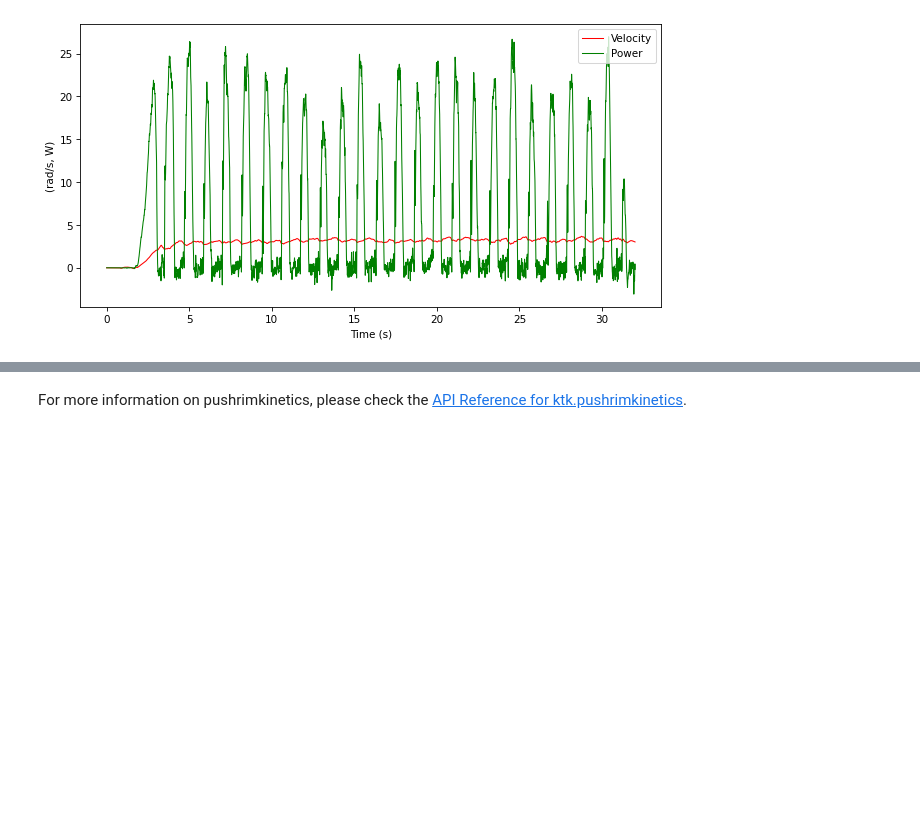
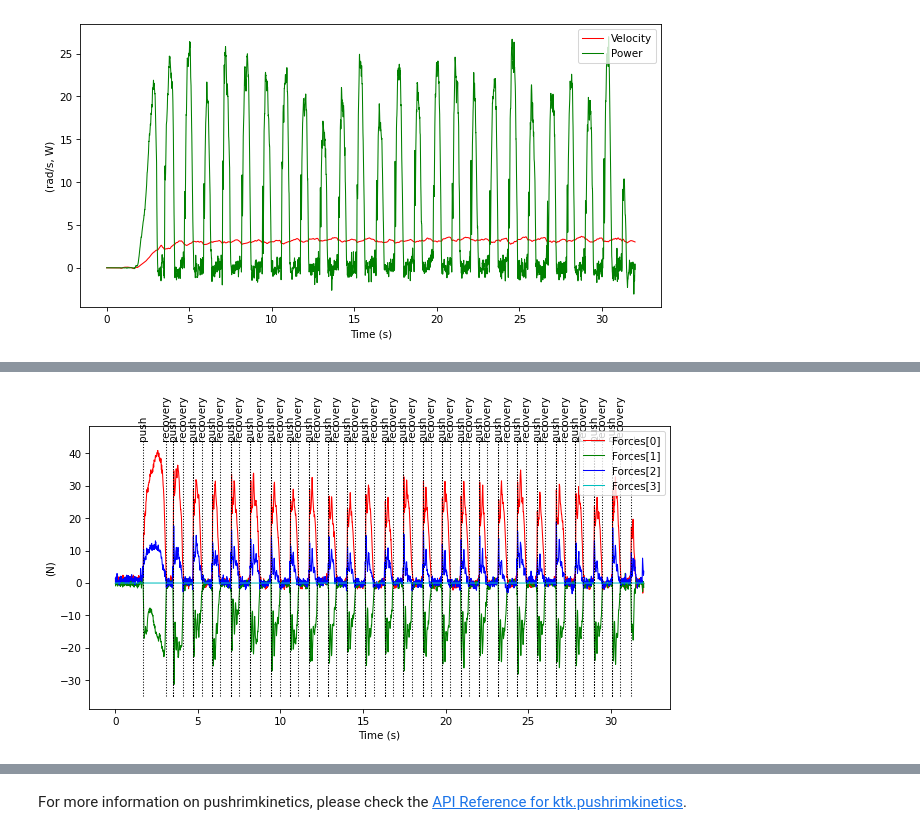
Before and after one commit to kineticstoolkit/kineticstoolkit, a Jupyter notebook: doc/pushrimkinetics.ipynb, the cells around one changed output, grey strips where cells are left out. Saved outputs shown, nothing was run; the diff lists cells and outputs as text; code cells hidden in the pictures; blank space fills up the shorter version.

Commit message:
Work on Finalize the API for pushrimkinetics #19. I think the API is pretty much finalized now.

```diff
--- a/doc/pushrimkinetics.ipynb
+++ b/doc/pushrimkinetics.ipynb
@@ -80,12 +93,12 @@ This automatic method has only be validated for straight-line, level-ground prop
 force appart from gravity is applied on the instrumented wheel. For example:
 # %%
 kinetics = ktk.pushrimkinetics.read_file(
-        'data/pushrimkinetics/sample_swl_overground_propulsion_withrubber.csv')
+        'data/pushrimkinetics/sample_swl_overground_propulsion_withrubber.csv', file_format='smartwheel')
 
 baseline = ktk.pushrimkinetics.read_file(
-        'data/pushrimkinetics/sample_swl_overground_baseline_withrubber.csv')
+        'data/pushrimkinetics/sample_swl_overground_baseline_withrubber.csv', file_format='smartwheel')
 
-kinetics = ktk.pushrimkinetics.remove_sinusoids(kinetics, baseline)
+kinetics = ktk.pushrimkinetics.remove_offsets(kinetics, baseline)
 
 plt.subplot(2, 1, 1)
 kinetics.plot('Forces')
@@ -112,0 +126,11 @@ To make a push-by-push analysis, please consult the tutorial for [ktk.cycles](cy
+# %%
+kinetics = ktk.pushrimkinetics.detect_pushes(
+    kinetics,
+    push_threshold=5.0,
+    recovery_threshold=2.0,
+    min_push_time=0.1,
+    min_push_force=30.0)
+
+kinetics.plot('Forces')
+# %% [output]
+[figure, added]
```
Also changed, not shown: parts of 14 cells of this notebook, 25 other files.
